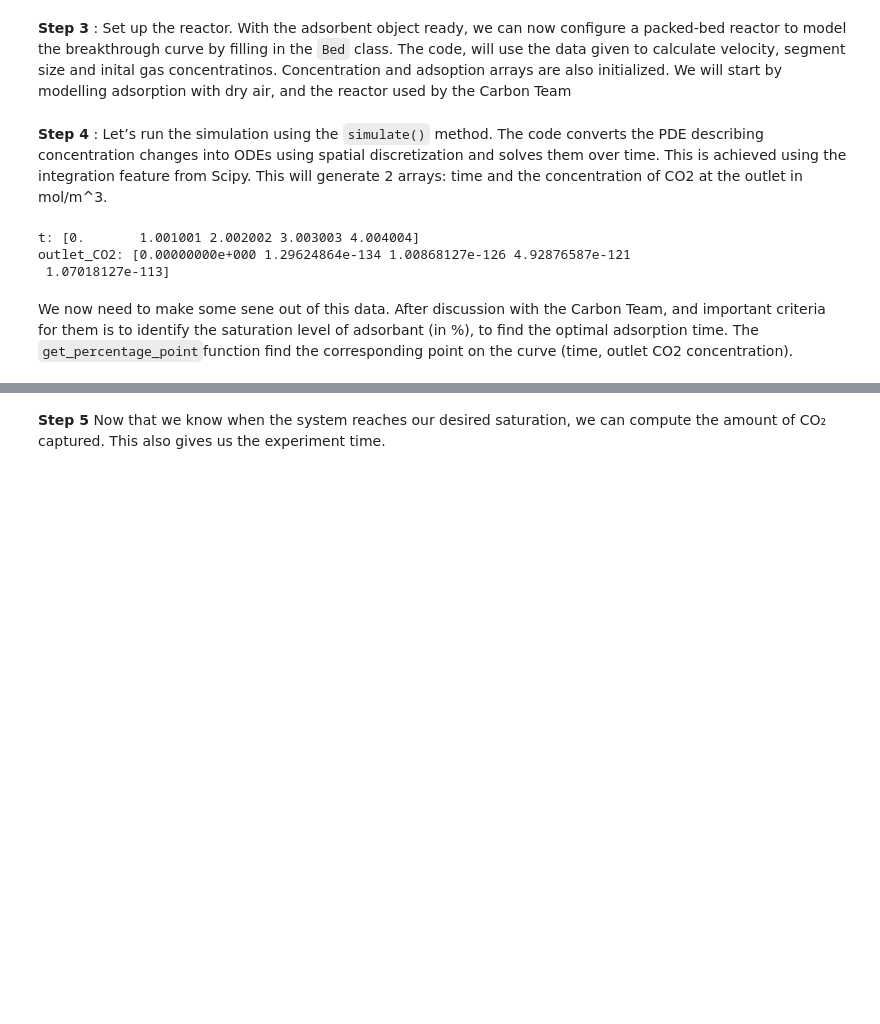
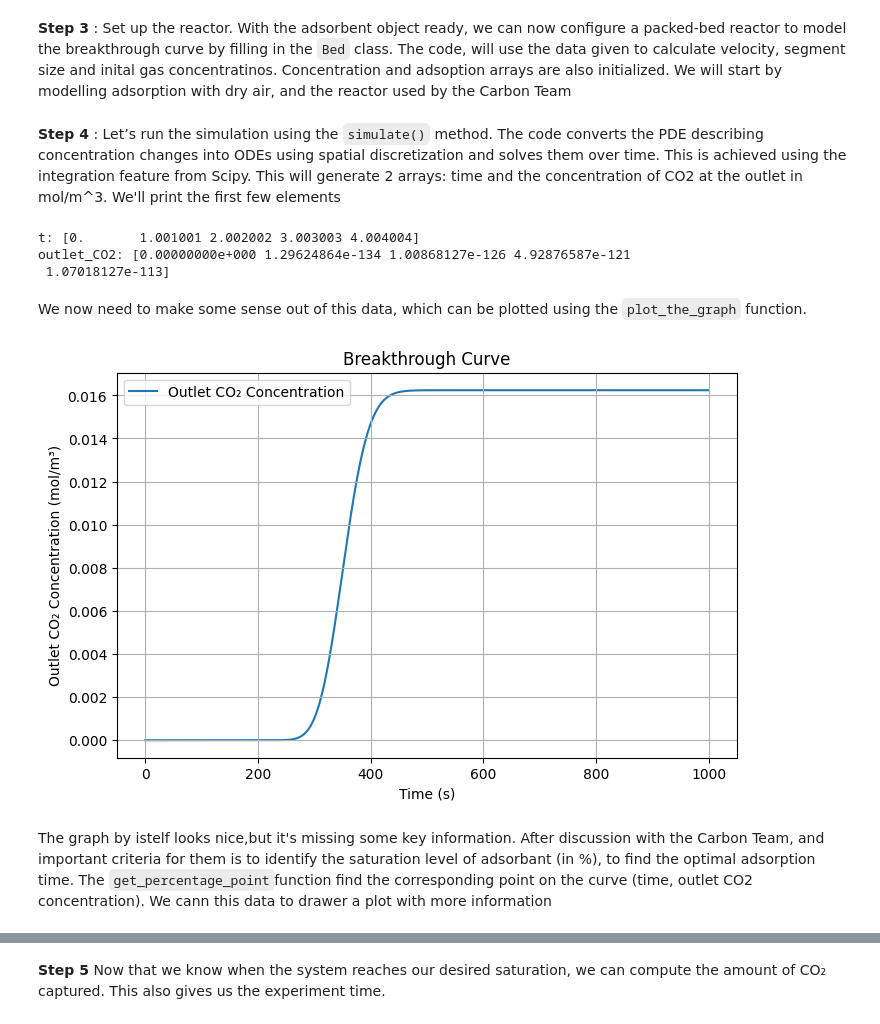
Before and after one commit to Julian-Barth/AdsorpSim, a Jupyter notebook: notebooks/project_report.ipynb, the cells around one changed output, grey strips where cells are left out. Saved outputs shown, nothing was run; the diff lists cells and outputs as text; code cells hidden in the pictures; blank space fills up the shorter version.

```diff
--- a/notebooks/project_report.ipynb
+++ b/notebooks/project_report.ipynb
@@ -189,7 +189,7 @@ Reactor = Bed(
     adsorbent=carbon, #Adsrobent_Langmuir object
 )
 # %% [markdown]
-**Step 4** : Let’s run the simulation using the `simulate()` method. The code converts the PDE describing concentration changes into ODEs using spatial discretization and solves them over time. This is achieved using  the integration feature from Scipy. This will generate 2 arrays: time and the concentration of CO2 at the outlet in mol/m^3.
+**Step 4** : Let’s run the simulation using the `simulate()` method. The code converts the PDE describing concentration changes into ODEs using spatial discretization and solves them over time. This is achieved using  the integration feature from Scipy. This will generate 2 arrays: time and the concentration of CO2 at the outlet in mol/m^3. We'll print the first few elements
 # %%
 t, outlet_CO2, outlet_H2O = Reactor.simulate()
 
@@ -200,7 +200,13 @@ t: [0.       1.001001 2.002002 3.003003 4.004004]
 outlet_CO2: [0.00000000e+000 1.29624864e-134 1.00868127e-126 4.92876587e-121
  1.07018127e-113]
 # %% [markdown]
-We now need to make some sene out of this data. After discussion with the Carbon Team, and important criteria for them is to identify the saturation level of adsorbant (in %), to find the optimal adsorption time. The `get_percentage_point`function find the corresponding point on the curve (time, outlet CO2 concentration).
+We now need to make some sense out of this data, which can be plotted using the `plot_the_graph` function.
+# %%
+fig=plot_the_graph(t,outlet_CO2,outlet_H2O)
+# %% [output]
+[figure, added]
+# %% [markdown]
+The graph by istelf looks nice,but it's missing some key information. After discussion with the Carbon Team, and important criteria for them is to identify the saturation level of adsorbant (in %), to find the optimal adsorption time. The `get_percentage_point`function find the corresponding point on the curve (time, outlet CO2 concentration).  We cann this data to drawer a plot with more information
 # %%
 wanted_percentage=90
 pc_point_time, pc_point_concentration = get_percentage_point(wanted_percentage,t,outlet_CO2)
```
Also changed, not shown: parts of 3 cells of this notebook.
